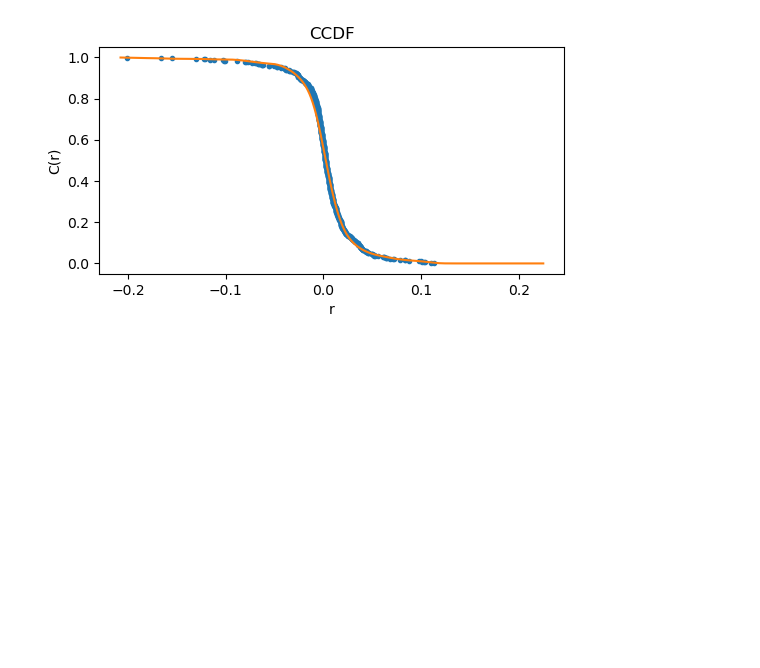
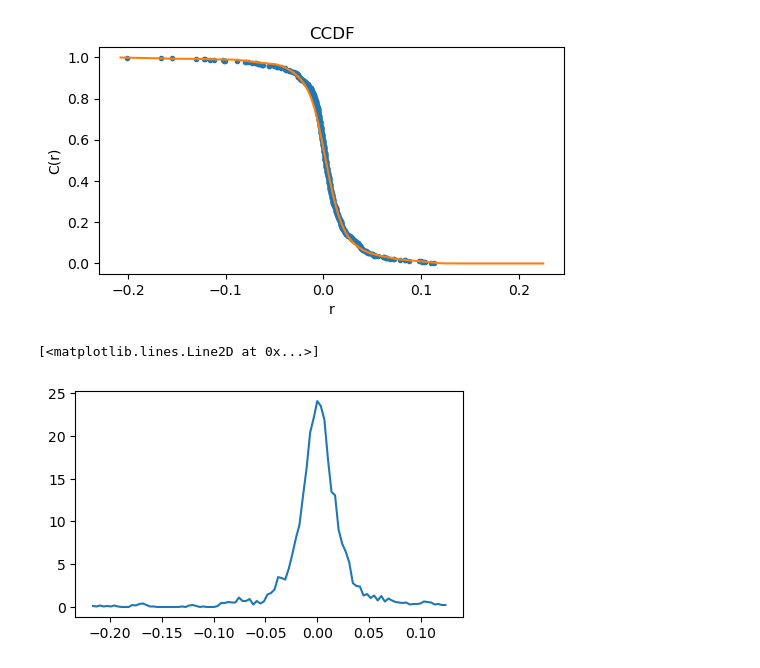
Before and after one commit to Alejandro-Morales/Data-Science-in-Finance, a Jupyter notebook: Kernel_Gaussian.ipynb, the cells around one changed output. Cells and saved outputs as stored; diff of their text form; code cells hidden in the pictures; blank space fills up the shorter version.

```diff
--- a/Kernel_Gaussian.ipynb
+++ b/Kernel_Gaussian.ipynb
@@ -155,3 +177,30 @@ plt.ylabel('C(r)')
 # %% [output]
 Text(0, 0.5, 'C(r)')
 [figure]
+# %%
+# Here we introduce a two-variable function defined as the difference
+# between the cumulative function of the kernel and a number. We will use
+# it to solve numerically the inversion problem, since there is no close
+# form expression for C^-1 in the case of a Gaussian. So, instead of
+# solving direclty C^-1(u) = y, we will numerically search for a zero of
+# the equation C(y)-u = 0. See the additional file random_numbers.m for
+# two simple examples of this procedure based on the Gaussian and
+# Exponential distributions.
+# RECUERDA QUE TENEMOS DOCUMENTO CON GAUSIAN RANDOM Y EXP RANDOM Y AHI EXPLICO QUE ESTA HACIENDO
+
+f = lambda x, u: sum(1+scipy.special.erf((x-train_set)/np.sqrt(2*h_opt**2)))/(2*N_T) - u
+n_rand = 5000
+kernel_random_numbers = np.zeros(n_rand)
+
+for i in range(n_rand):
+    u = np.random.uniform()
+    y = scipy.optimize.fsolve(f,0,args = (u))
+    kernel_random_numbers[i] = y
+# %%
+NB = 100
+h,xr = np.histogram(kernel_random_numbers,NB, density = True)
+plot4 = plt.figure(4,figsize=(5,3), dpi=100)
+plt.plot(xr[:-1],h)
+# %% [output]
+[<matplotlib.lines.Line2D at 0x...>]
+[figure, added]
```
Also changed, not shown: parts of 11 cells of this notebook.
